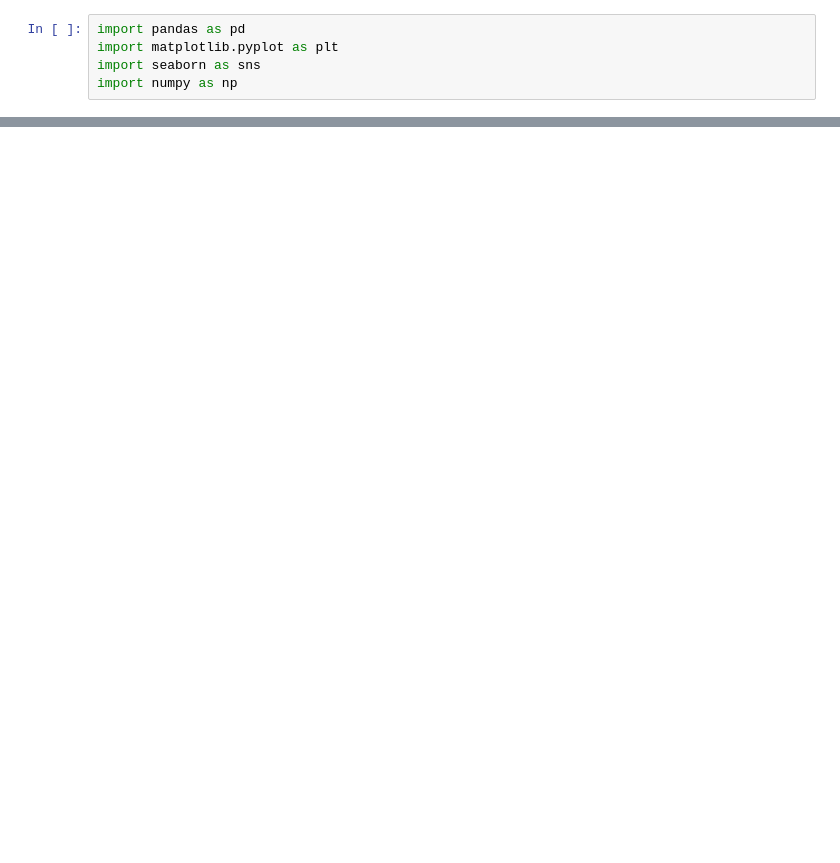
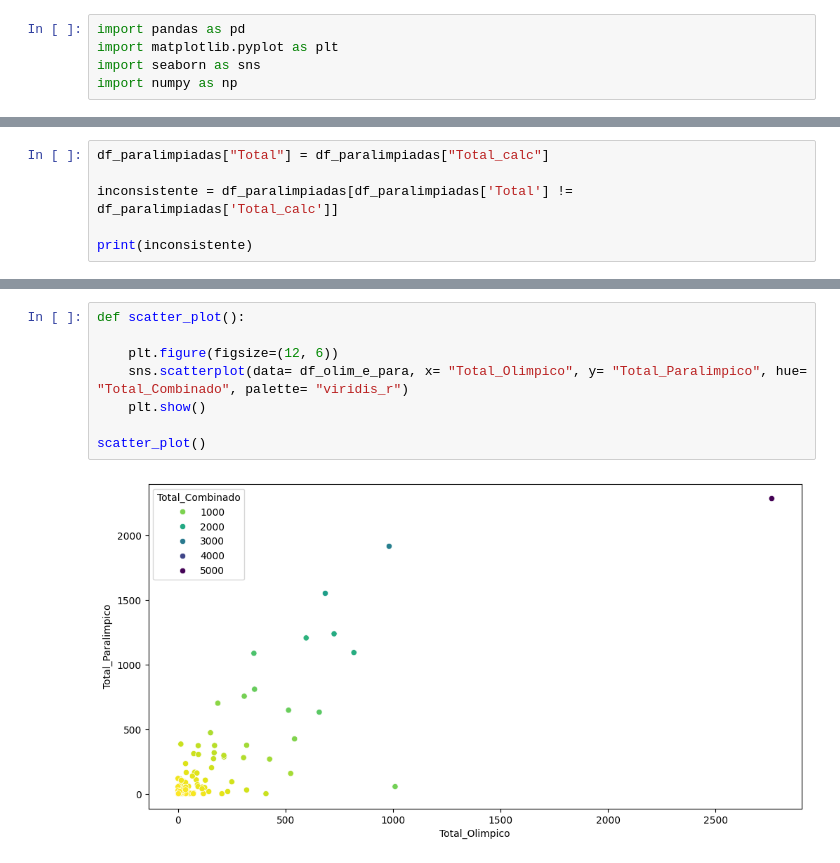
Before and after one commit to ClaraCaldas/Projeto-ICD, a Jupyter notebook: comparativo_olimpiadas_e_paralimpiadas.ipynb, the cells around one changed output, grey strips where cells are left out. Cells and saved outputs as stored; diff of their text form; blank space fills up the shorter version.

```diff
--- a/comparativo_olimpiadas_e_paralimpiadas.ipynb
+++ b/comparativo_olimpiadas_e_paralimpiadas.ipynb
@@ -24,0 +97,6 @@ display(df_paraolimpiadas.head())
+# %%
+df_paralimpiadas["Total"] = df_paralimpiadas["Total_calc"]
+
+inconsistente = df_paralimpiadas[df_paralimpiadas['Total'] != df_paralimpiadas['Total_calc']]
+
+print(inconsistente)
@@ -75,0 +198,10 @@ plt.show()
+# %%
+def scatter_plot():
+
+    plt.figure(figsize=(12, 6))
+    sns.scatterplot(data= df_olim_e_para, x= "Total_Olimpico", y= "Total_Paralimpico", hue= "Total_Combinado", palette= "viridis_r")
+    plt.show()
+
+scatter_plot()
+# %% [output]
+[figure, added]
```
Also changed, not shown: parts of 13 cells of this notebook, 2 other files.
